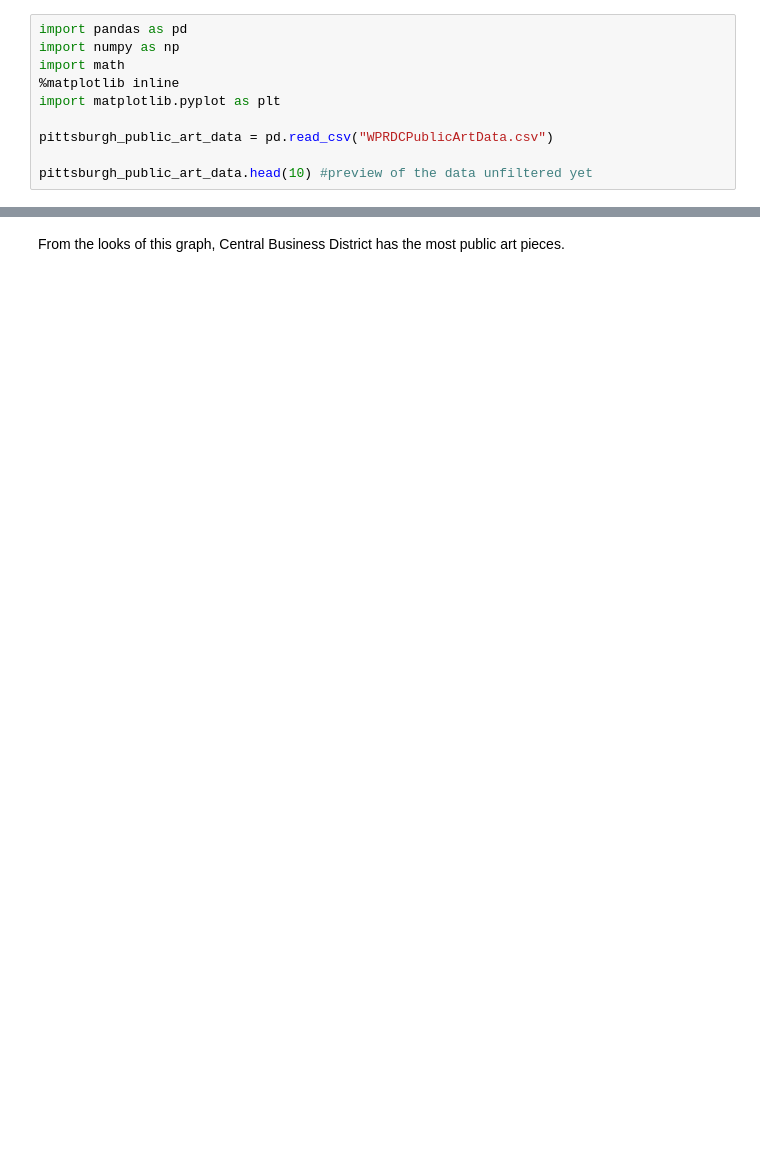
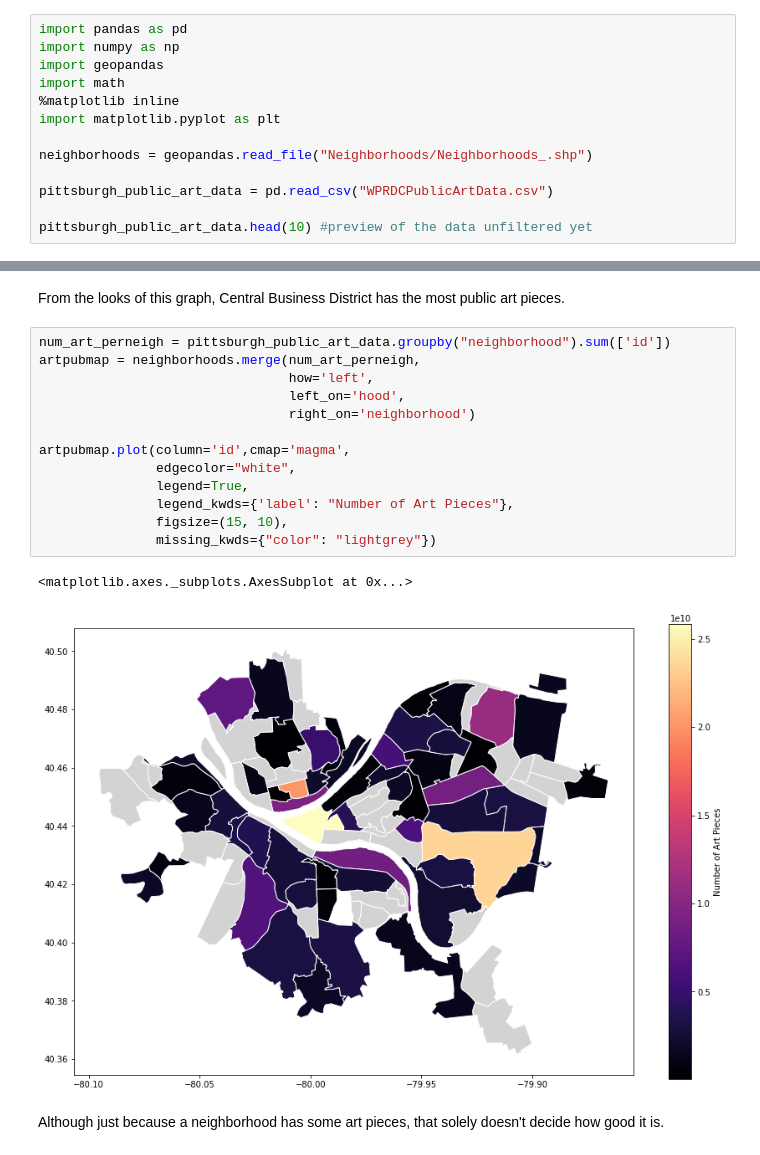
Before and after one commit to yimijj/CMPINF0010-Final-Project, a Jupyter notebook: Art-Notebook.ipynb, the cells around one changed output, grey strips where cells are left out. Cells and saved outputs as stored; diff of their text form; blank space fills up the shorter version.

```diff
--- a/Art-Notebook.ipynb
+++ b/Art-Notebook.ipynb
@@ -5,10 +5,13 @@ Importing the dataset from the WPRDC:
 # %%
 import pandas as pd
 import numpy as np
+import geopandas
 import math
 %matplotlib inline
 import matplotlib.pyplot as plt
 
+neighborhoods = geopandas.read_file("Neighborhoods/Neighborhoods_.shp")
+
 pittsburgh_public_art_data = pd.read_csv("WPRDCPublicArtData.csv")
 
 pittsburgh_public_art_data.head(10) #preview of the data unfiltered yet
@@ -98,2 +101,20 @@ Text(0.5, 0, 'Total Number of Public Art Pieces')
 # %% [markdown]
 From the looks of this graph, Central Business District has the most public art pieces.
+# %%
+num_art_perneigh = pittsburgh_public_art_data.groupby("neighborhood").sum(['id'])
+artpubmap = neighborhoods.merge(num_art_perneigh,
+                                how='left',
+                                left_on='hood',
+                                right_on='neighborhood')
+
+artpubmap.plot(column='id',cmap='magma',
+               edgecolor="white",
+               legend=True,
+               legend_kwds={'label': "Number of Art Pieces"},
+               figsize=(15, 10),
+               missing_kwds={"color": "lightgrey"})
+# %% [output]
+<matplotlib.axes._subplots.AxesSubplot at 0x...>
+[figure, added]
+# %% [markdown]
+Although just because a neighborhood has some art pieces, that solely doesn't decide how good it is.
```
Also changed, not shown: parts of 10 cells of this notebook, 5 other files.
